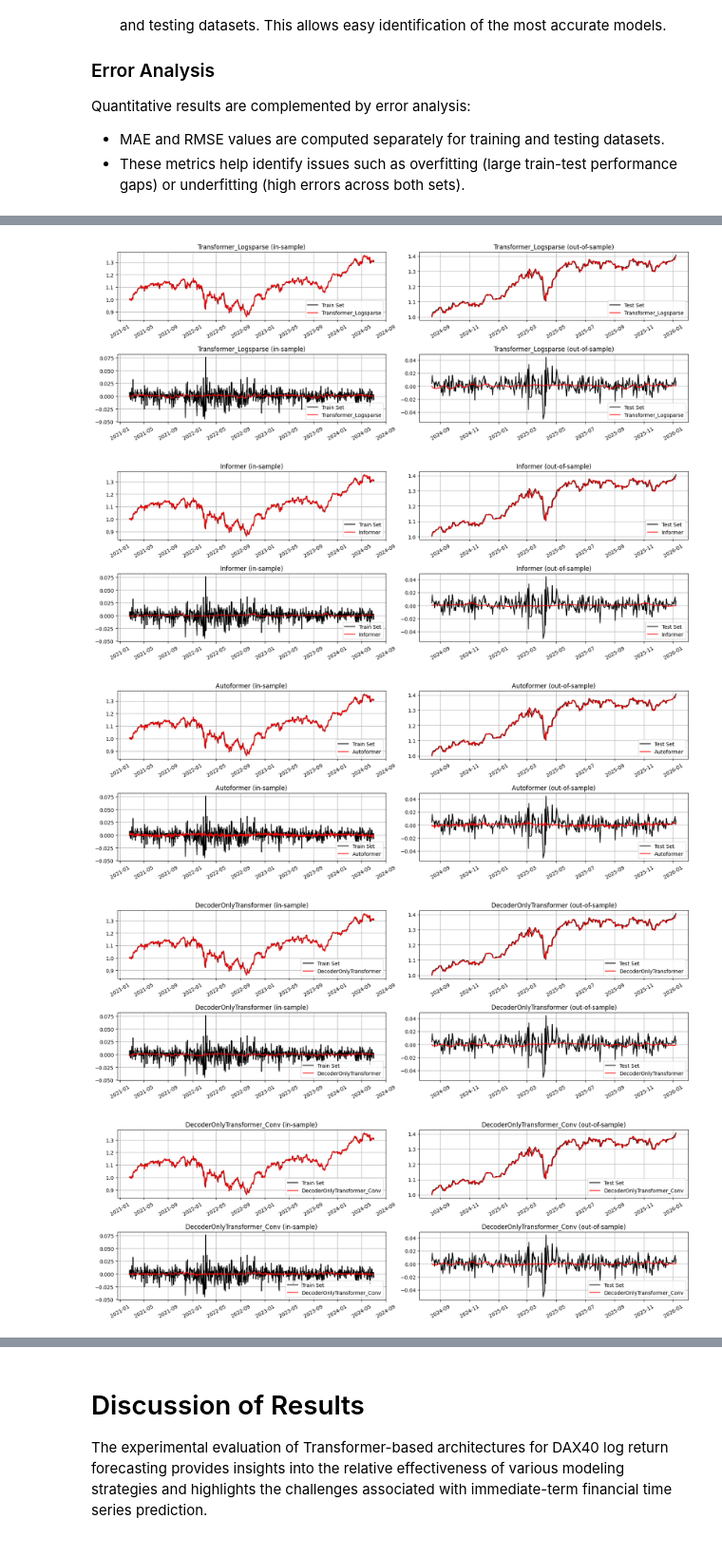
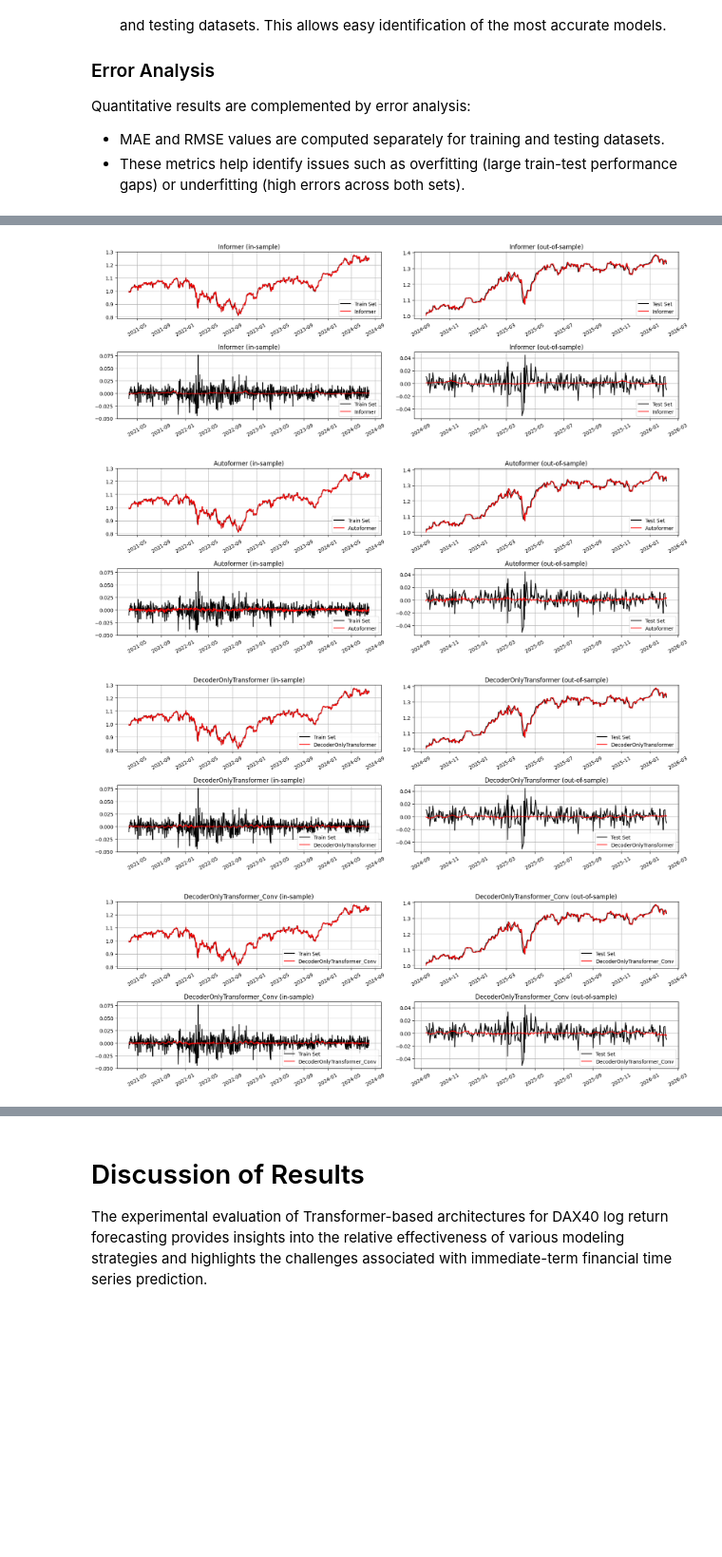
Before and after one commit to saschque/patterndecoder, a Jupyter notebook: patterndecoder_evaluation_study.ipynb, the cells around one changed output, grey strips where cells are left out. Shown at 95% size. Cells and saved outputs as stored; diff of their text form; code cells hidden in the pictures; blank space fills up the shorter version.

```diff
--- a/patterndecoder_evaluation_study.ipynb
+++ b/patterndecoder_evaluation_study.ipynb
@@ -97,7 +97,7 @@ import matplotlib.pyplot as plt
 params = load_config("config/config.yaml")
 
 # Read csv
-series_dataframe = get_stock_data(params, False)
+series_dataframe = get_stock_data(params, True)
 
 # Plot historical data
 plt.figure(figsize=(20, 6))
@@ -925,7 +923,7 @@ naive_model = Naive(params["forecast_horizon"], params["window_size"])
 models = [
     # Baseline models
     naive_model,
-    arima_model,
+    #arima_model,
     conv1d_lstm,
     # PatternDecoder models
     patterndecoder_model,
@@ -977,8 +974,7 @@ forecasts.plot_model_performances()
-[figure, old version]
+[figure, new version]
-[figure, old version]
+[figure, new version]
-[figure, old version]
+[figure, new version]
-[figure, old version]
+[figure, new version]
-[figure, removed]
 # %%
 import matplotlib.pyplot as plt
 
```
Also changed, not shown: parts of 8 cells of this notebook, 11 other files.
